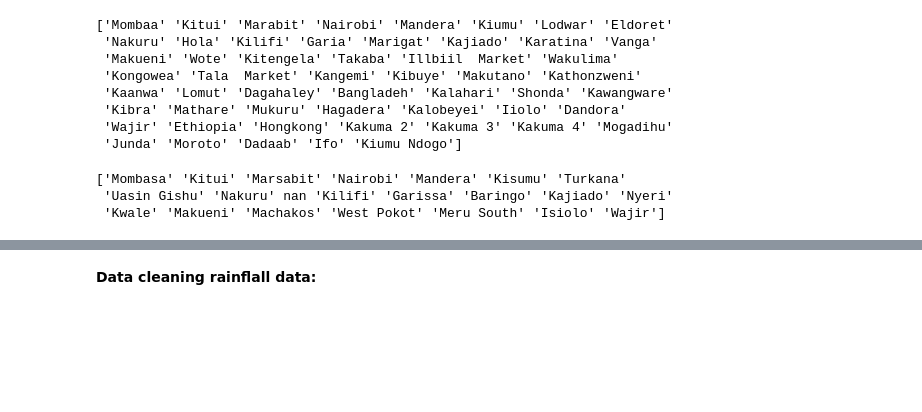
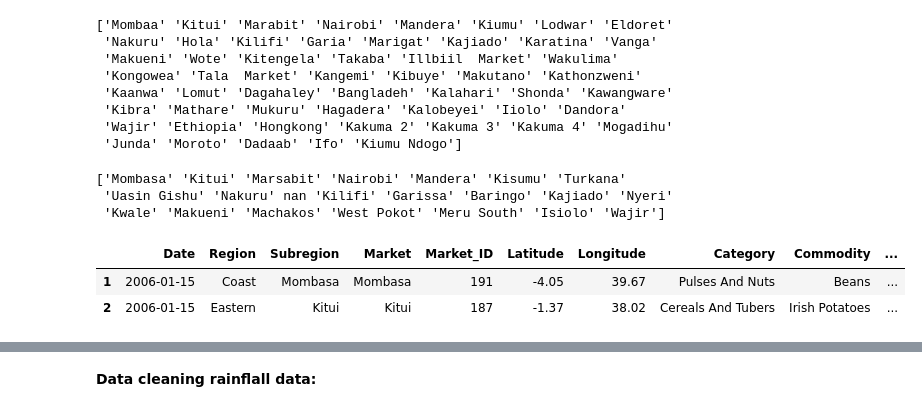
Before and after one commit to BrianRono7/Capstone-project, a Jupyter notebook: CapstoneEDA.ipynb, the cells around one changed output, grey strips where cells are left out. Saved outputs shown, nothing was run; the diff lists cells and outputs as text; code cells hidden in the pictures; blank space fills up the shorter version.

```diff
--- a/CapstoneEDA.ipynb
+++ b/CapstoneEDA.ipynb
@@ -521,6 +521,14 @@ print (unique_Subregion)
 ['Mombasa' 'Kitui' 'Marsabit' 'Nairobi' 'Mandera' 'Kisumu' 'Turkana'
  'Uasin Gishu' 'Nakuru' nan 'Kilifi' 'Garissa' 'Baringo' 'Kajiado' 'Nyeri'
  'Kwale' 'Makueni' 'Machakos' 'West Pokot' 'Meru South' 'Isiolo' 'Wajir']
+# %%
+foodprices['Date']=pd.to_datetime(foodprices['Date'])
+foodprices['YearMonth']=foodprices['Date'].dt.to_period('M').astype(str)
+foodprices.head(2)
+# %% [output]
+|  | Date | Region | Subregion | Market | Market_ID | Latitude | Longitude | Category | Commodity | ... |
+| 1 | 2006-01-15 | Coast | Mombasa | Mombasa | 191 | -4.05 | 39.67 | Pulses And Nuts | Beans | ... |
+| 2 | 2006-01-15 | Eastern | Kitui | Kitui | 187 | -1.37 | 38.02 | Cereals And Tubers | Irish Potatoes | ... |
 # %%
 cleaned_food_prices=foodprices
 cleaned_food_prices.head()
```
Also changed, not shown: parts of 11 cells of this notebook.
